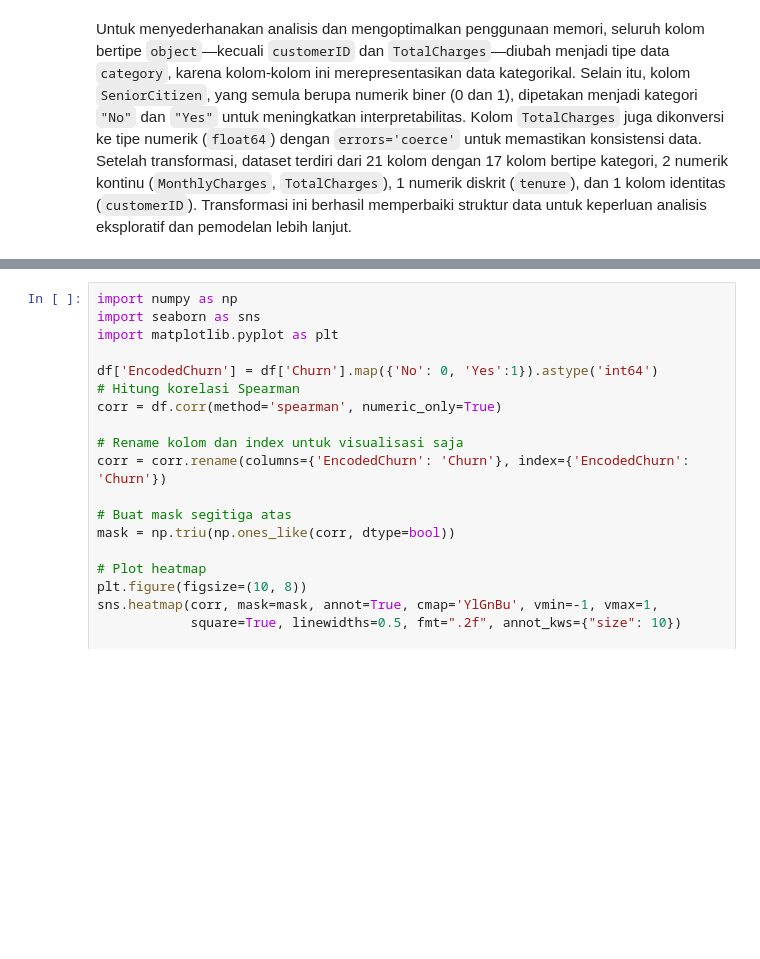
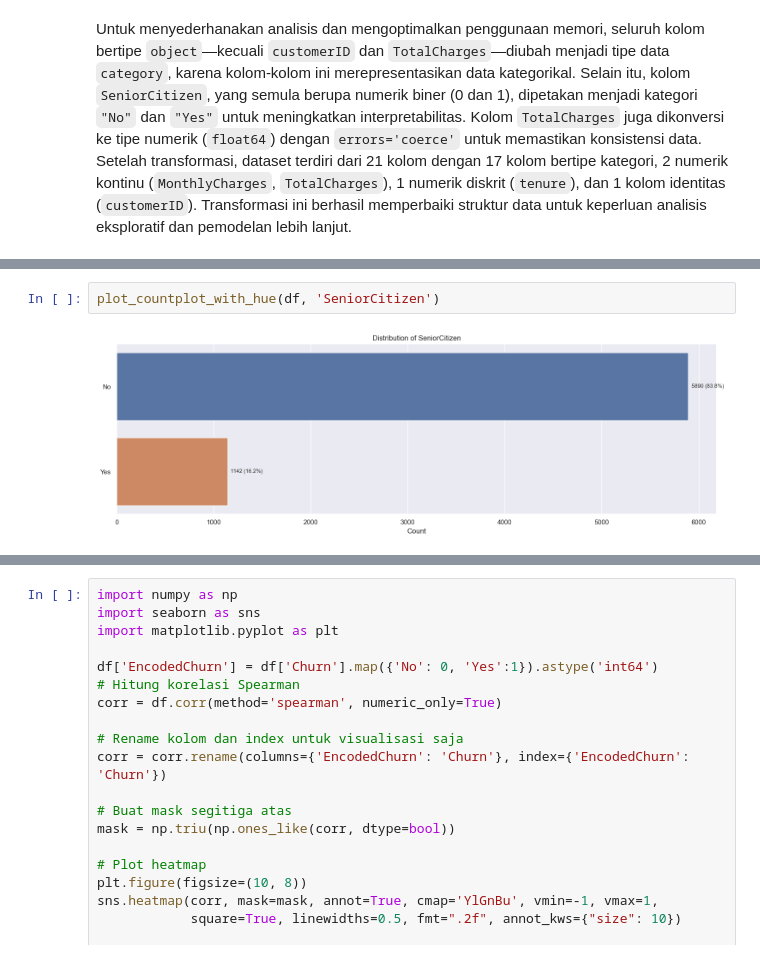
Before and after one commit to hansdarmawann/telco-churn-v2, a Jupyter notebook: notebooks/1.1-sec2.ipynb, the cells around one changed output, grey strips where cells are left out. Drawn from its saved outputs; the diff is of its cells as text; blank space fills up the shorter version.

```diff
--- a/notebooks/1.1-sec2.ipynb
+++ b/notebooks/1.1-sec2.ipynb
@@ -881,0 +403,4 @@ plt.show()
+# %%
+plot_countplot_with_hue(df, 'SeniorCitizen')
+# %% [output]
+[figure, added]
```
Also changed, not shown: parts of 77 cells of this notebook.
